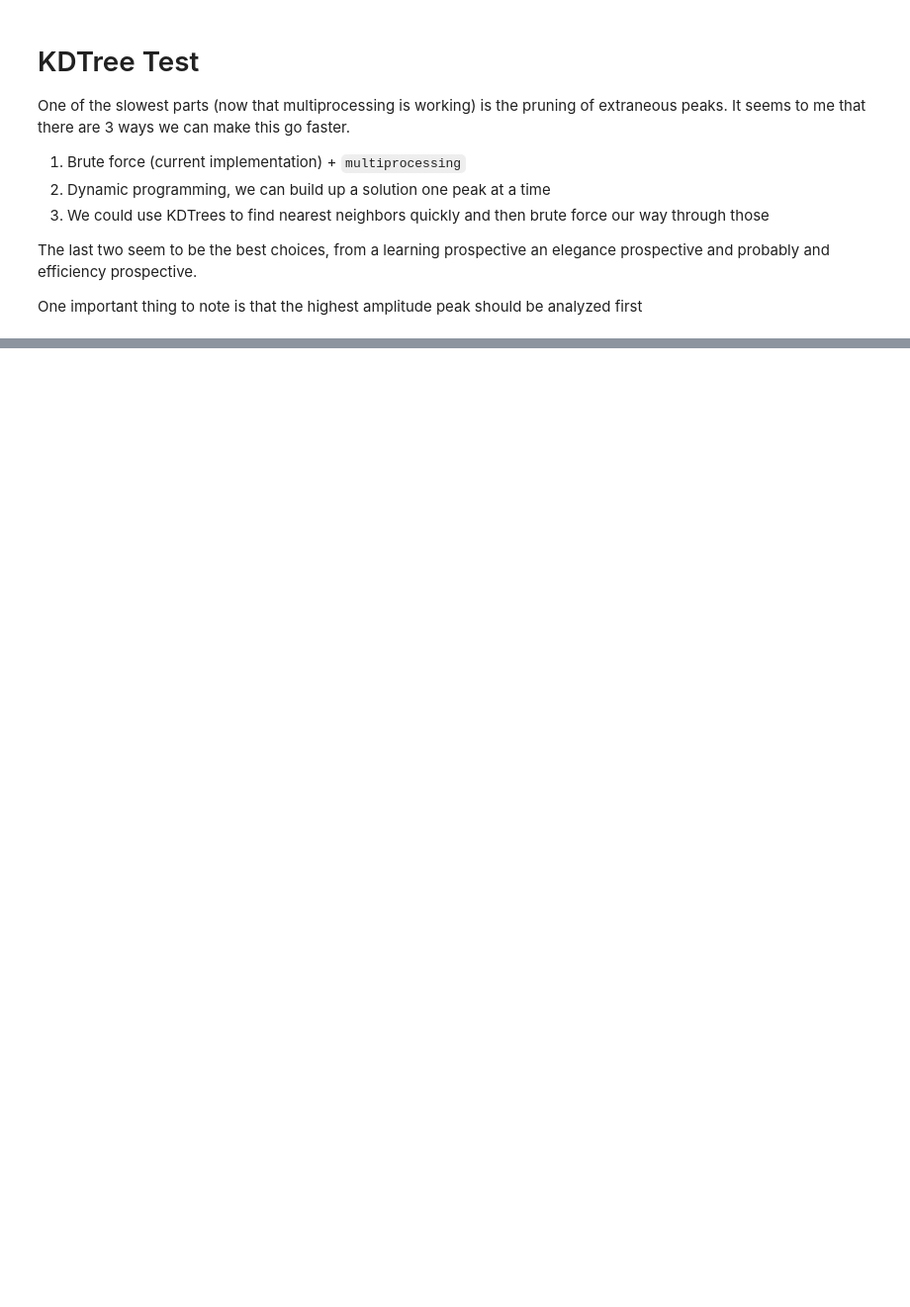
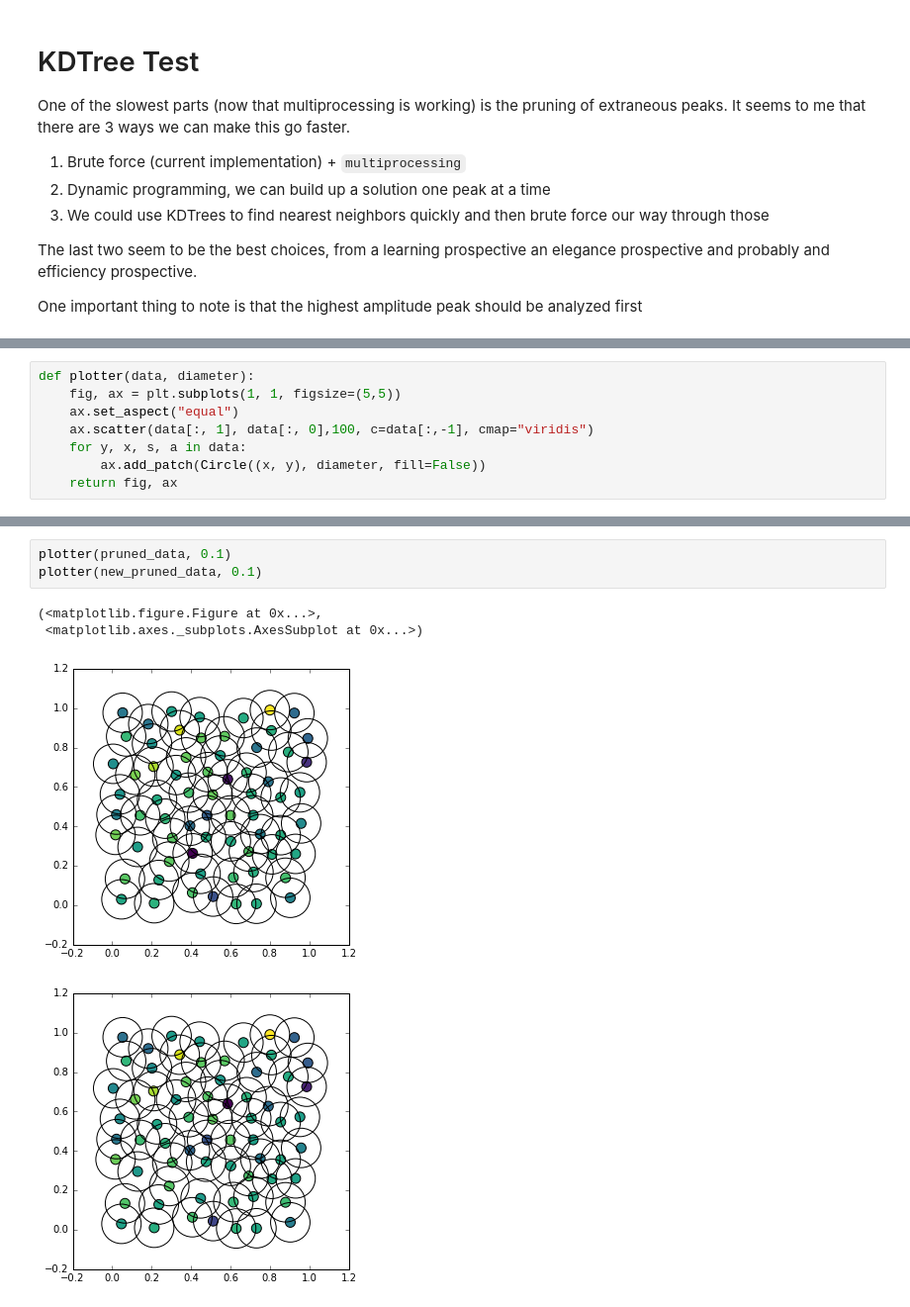
Before and after one commit to david-hoffman/peaks, a Jupyter notebook: notebooks/KDTrees.ipynb, the cells around one changed output, grey strips where cells are left out. Shown at 99% size. Drawn from its saved outputs; the diff is of its cells as text; blank space fills up the shorter version.

```diff
--- a/notebooks/KDTrees.ipynb
+++ b/notebooks/KDTrees.ipynb
@@ -46,0 +83,8 @@ def prune_blobs(blobs, diameter):
+# %%
+def plotter(data, diameter):
+    fig, ax = plt.subplots(1, 1, figsize=(5,5))
+    ax.set_aspect("equal")
+    ax.scatter(data[:, 1], data[:, 0],100, c=data[:,-1], cmap="viridis")
+    for y, x, s, a in data:
+        ax.add_patch(Circle((x, y), diameter, fill=False))
+    return fig, ax
@@ -46,0 +147,8 @@ def prune_blobs(blobs, diameter):
+# %%
+plotter(pruned_data, 0.1)
+plotter(new_pruned_data, 0.1)
+# %% [output]
+(<matplotlib.figure.Figure at 0x...>,
+ <matplotlib.axes._subplots.AxesSubplot at 0x...>)
+[figure, added]
+[figure, added]
```
Also changed, not shown: parts of 12 cells of this notebook, 1 other file.
